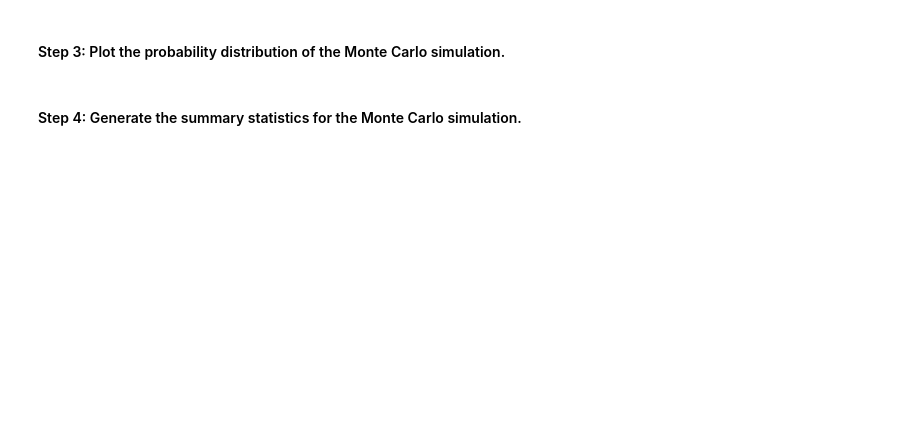
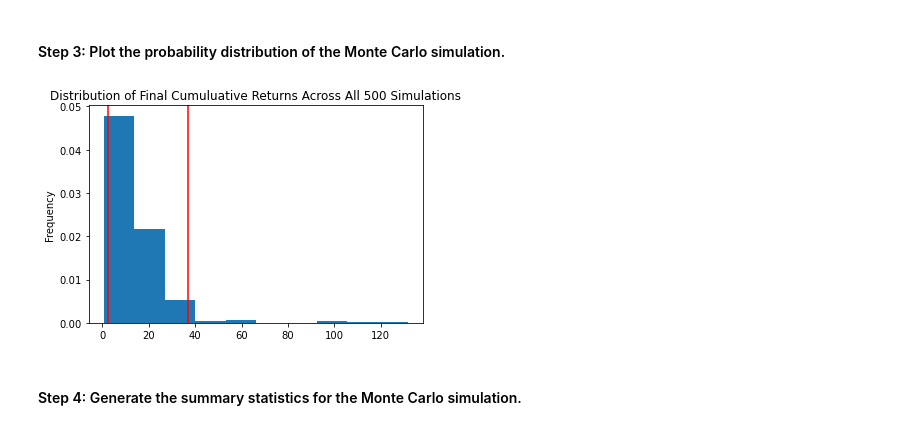
Before and after one commit to kaioff/api_analysis, a Jupyter notebook: financial_planning_tools.ipynb, the cells around one changed output. Drawn from its saved outputs; the diff is of its cells as text; code cells hidden in the pictures; blank space fills up the shorter version.

```diff
--- a/financial_planning_tools.ipynb
+++ b/financial_planning_tools.ipynb
@@ -436,7 +562,10 @@ In this section, you’ll use the MCForecastTools library to create a Monte Carl
 # %%
 # Visualize the probability distribution of the 30-year Monte Carlo simulation
 # by plotting a histogram
 # YOUR CODE HERE
+spy_dist_plot = MC_spy.plot_distribution()
+# %% [output]
+[figure, added]
 # %% [markdown]
 #### Step 4: Generate the summary statistics for the Monte Carlo simulation.
 # %%
```
Also changed, not shown: parts of 37 cells of this notebook.
